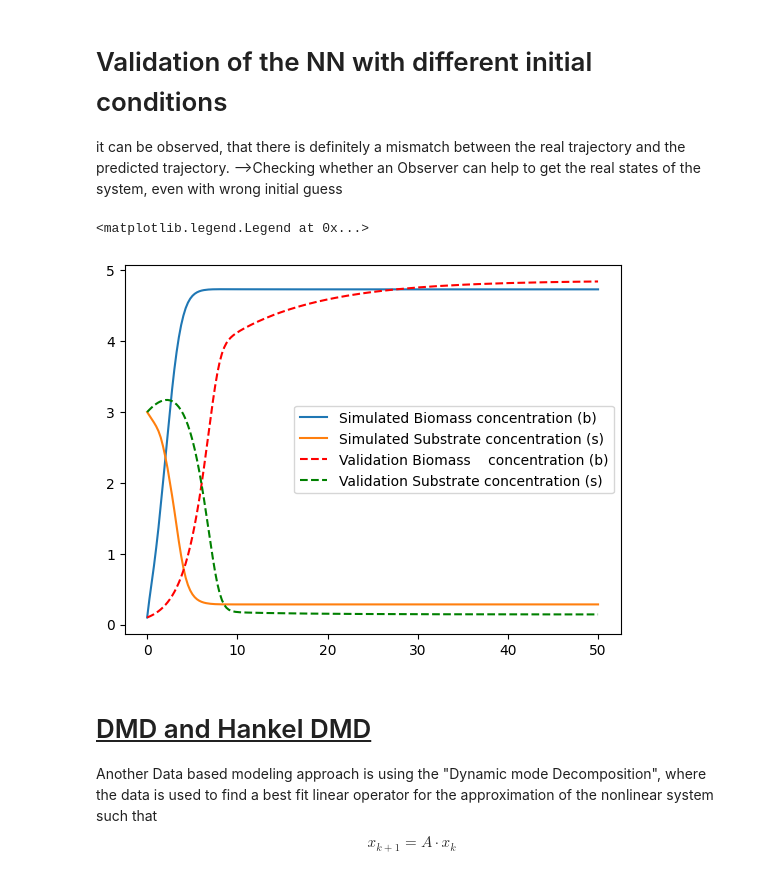
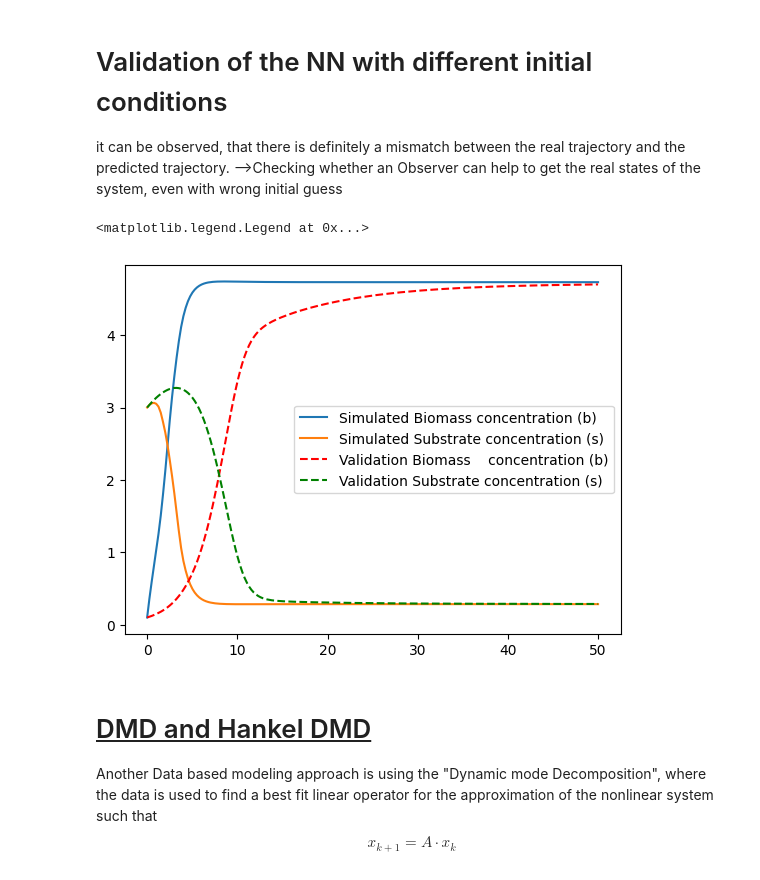
Before and after one commit to therealtoby1/Master, a Jupyter notebook: Cell_growth_easy_Model.ipynb, the cells around one changed output. Cells and saved outputs as stored; diff of their text form; code cells hidden in the pictures.

```diff
--- a/Cell_growth_easy_Model.ipynb
+++ b/Cell_growth_easy_Model.ipynb
@@ -124,26 +124,26 @@ it can be observed, that there is definitely a mismatch between the real traject
 -->Checking whether an Observer can help to get the real states of the system, even with wrong initial guess
 # %%
 y0=[0.1,3] #initial conditions for the validation with the neural network
-K_m=1
+# K_m=1
 validation=solve_ivp(Biosystem, t_span, y0, args=(D, K_m, s_e, mu_max), t_eval=t_eval)
 Dataset_val = {}
 Dataset_val['B1'] = validation.y[0]
 Dataset_val['S1'] = validation.y[1]
 
 ##NN simulation
 sol_sim=[[0.1,3]]
 for i in range (0, len(t_eval)-1):
     sol_prev=sol_sim[i]
     ni=model(torch.tensor(sol_prev,dtype=torch.float32)).detach().numpy()
     sol_sim.append(ni)
 plt.plot(t_eval, np.array(sol_sim)[:, 0], label='Simulated Biomass concentration (b)')
 plt.plot(t_eval, np.array(sol_sim)[:, 1], label='Simulated Substrate concentration (s)')
 plt.plot(validation.t, validation.y[0], 'r--', label='Validation Biomass    concentration (b)')
 plt.plot(validation.t, validation.y[1], 'g--', label='Validation Substrate concentration (s)')
 plt.legend(loc='best')
 # %% [output]
 <matplotlib.legend.Legend at 0x...>
-[figure, old version]
+[figure, new version]
 # %% [markdown]
 # <u> DMD and Hankel DMD </u>
 Another Data based modeling approach is using the "Dynamic mode Decomposition", where the data is used to find a best fit linear operator for the approximation of the nonlinear system such that
```
Also changed, not shown: parts of 4 cells of this notebook, 1 other file.
